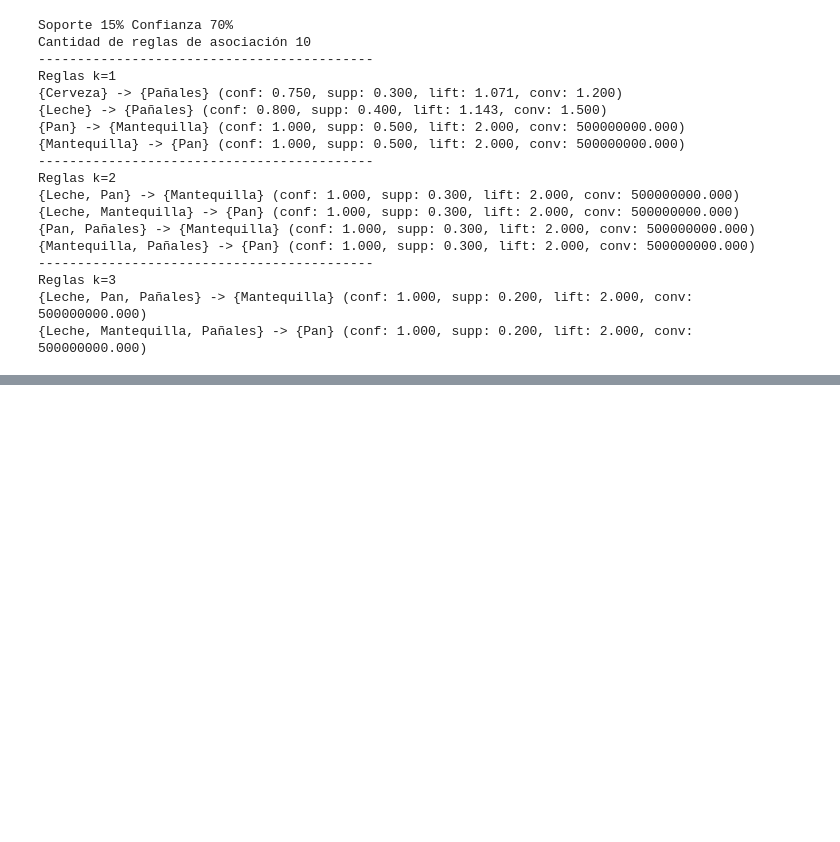
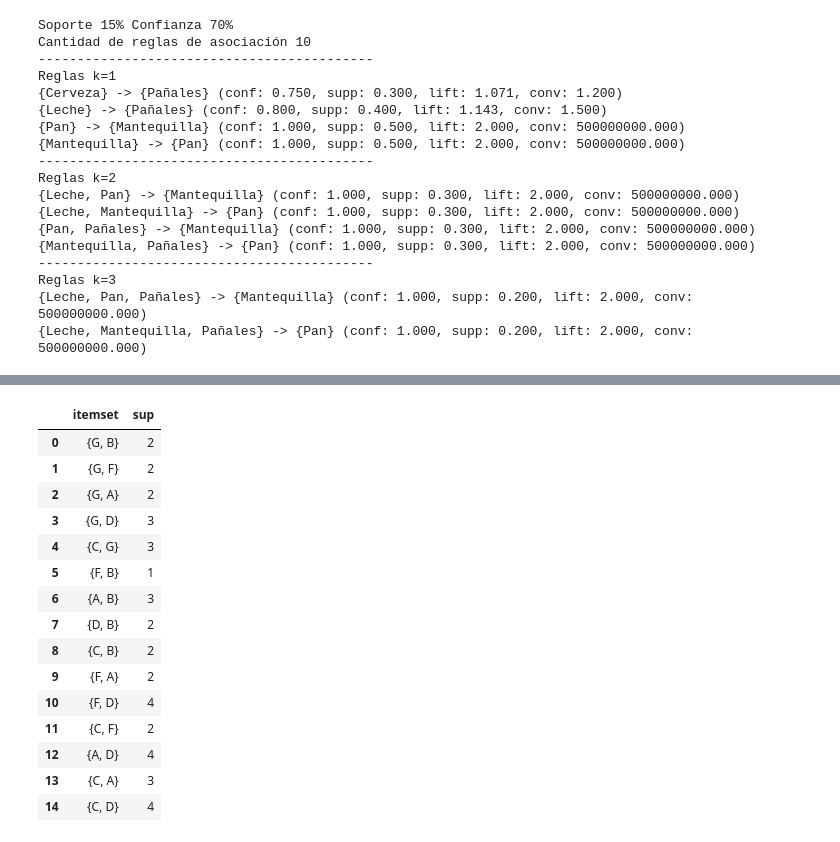
Before and after one commit to jcarvajalri/MineriaDatosUN, a Jupyter notebook: Taller_Asociación_MD.ipynb, the cells around one changed output, grey strips where cells are left out. Drawn from its saved outputs; the diff is of its cells as text; code cells hidden in the pictures; blank space fills up the shorter version.

```diff
--- a/Taller_Asociación_MD.ipynb
+++ b/Taller_Asociación_MD.ipynb
@@ -237,0 +733,2 @@ Reglas k=3
+# %%
+count_candidate2_df = count_support(df, candidate2_list)
@@ -237,0 +753,19 @@ Reglas k=3
+# %%
+count_candidate2_df
+# %% [output]
+|  | itemset | sup |
+| 0 | {G, B} | 2 |
+| 1 | {G, F} | 2 |
+| 2 | {G, A} | 2 |
+| 3 | {G, D} | 3 |
+| 4 | {C, G} | 3 |
+| 5 | {F, B} | 1 |
+| 6 | {A, B} | 3 |
+| 7 | {D, B} | 2 |
+| 8 | {C, B} | 2 |
+| 9 | {F, A} | 2 |
+| 10 | {F, D} | 4 |
+| 11 | {C, F} | 2 |
+| 12 | {A, D} | 4 |
+| 13 | {C, A} | 3 |
+| 14 | {C, D} | 4 |
```
Also changed, not shown: parts of 44 cells of this notebook.
